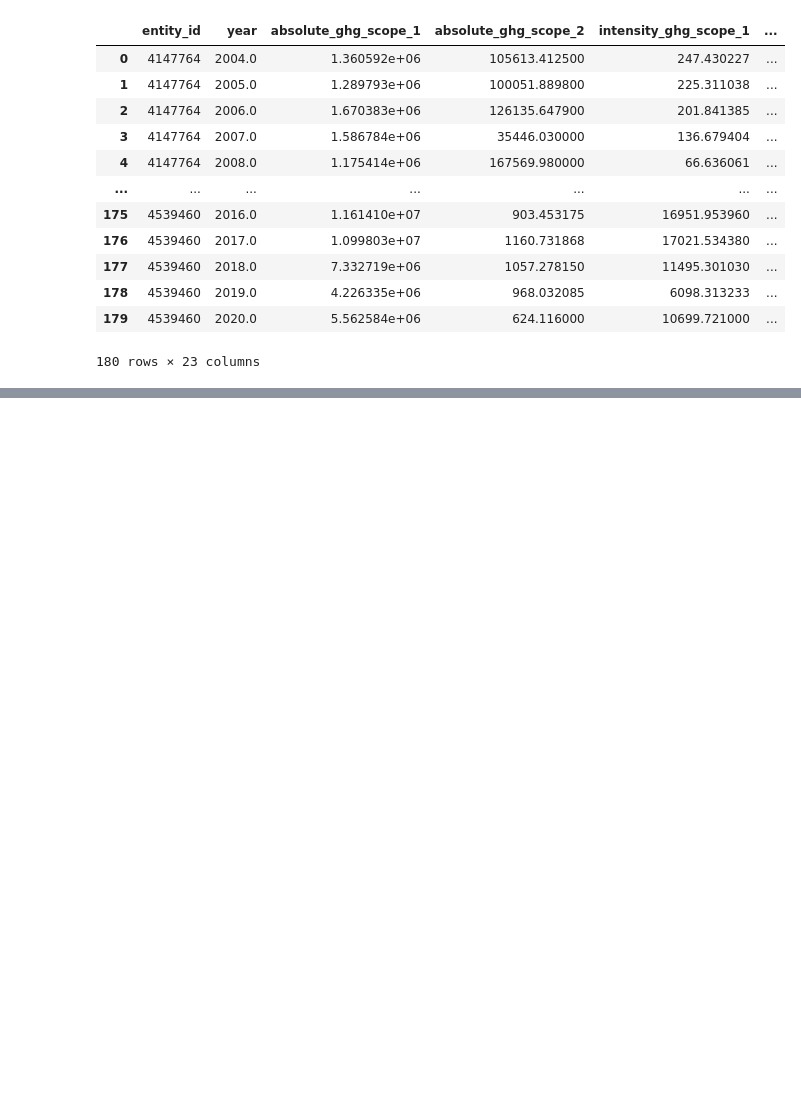
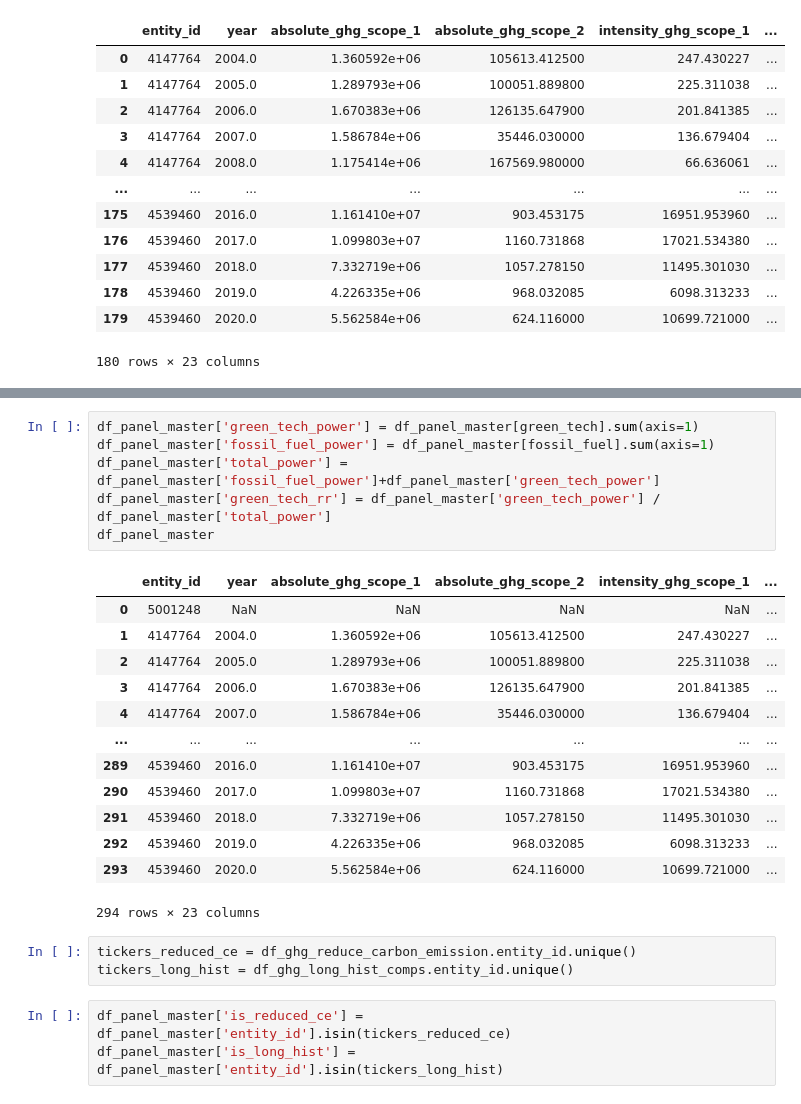
Before and after one commit to Edricklam123/sustainbale_econ_research, a Jupyter notebook: data_analysis.ipynb, the cells around one changed output, grey strips where cells are left out. Drawn from its saved outputs; the diff is of its cells as text; blank space fills up the shorter version.

```diff
--- a/data_analysis.ipynb
+++ b/data_analysis.ipynb
@@ -81,0 +107,26 @@ PermissionError: [Errno 13] Permission denied: 'da_working_files\\df_ghg_ts_long
+# %%
+df_panel_master['green_tech_power'] = df_panel_master[green_tech].sum(axis=1)
+df_panel_master['fossil_fuel_power'] = df_panel_master[fossil_fuel].sum(axis=1)
+df_panel_master['total_power'] = df_panel_master['fossil_fuel_power']+df_panel_master['green_tech_power']
+df_panel_master['green_tech_rr'] = df_panel_master['green_tech_power'] / df_panel_master['total_power']
+df_panel_master
+# %% [output]
+|  | entity_id | year | absolute_ghg_scope_1 | absolute_ghg_scope_2 | intensity_ghg_scope_1 | ... |
+| 0 | 5001248 | NaN | NaN | NaN | NaN | ... |
+| 1 | 4147764 | 2004.0 | 1.360592e+06 | 105613.412500 | 247.430227 | ... |
+| 2 | 4147764 | 2005.0 | 1.289793e+06 | 100051.889800 | 225.311038 | ... |
+| 3 | 4147764 | 2006.0 | 1.670383e+06 | 126135.647900 | 201.841385 | ... |
+| 4 | 4147764 | 2007.0 | 1.586784e+06 | 35446.030000 | 136.679404 | ... |
+| ... | ... | ... | ... | ... | ... | ... |
+| 289 | 4539460 | 2016.0 | 1.161410e+07 | 903.453175 | 16951.953960 | ... |
+| 290 | 4539460 | 2017.0 | 1.099803e+07 | 1160.731868 | 17021.534380 | ... |
+| 291 | 4539460 | 2018.0 | 7.332719e+06 | 1057.278150 | 11495.301030 | ... |
+| 292 | 4539460 | 2019.0 | 4.226335e+06 | 968.032085 | 6098.313233 | ... |
+| 293 | 4539460 | 2020.0 | 5.562584e+06 | 624.116000 | 10699.721000 | ... |
+294 rows × 23 columns
+# %%
+tickers_reduced_ce = df_ghg_reduce_carbon_emission.entity_id.unique()
+tickers_long_hist = df_ghg_long_hist_comps.entity_id.unique()
+# %%
+df_panel_master['is_reduced_ce'] = df_panel_master['entity_id'].isin(tickers_reduced_ce)
+df_panel_master['is_long_hist'] = df_panel_master['entity_id'].isin(tickers_long_hist)
```
Also changed, not shown: parts of 8 cells of this notebook, 3 other files.
